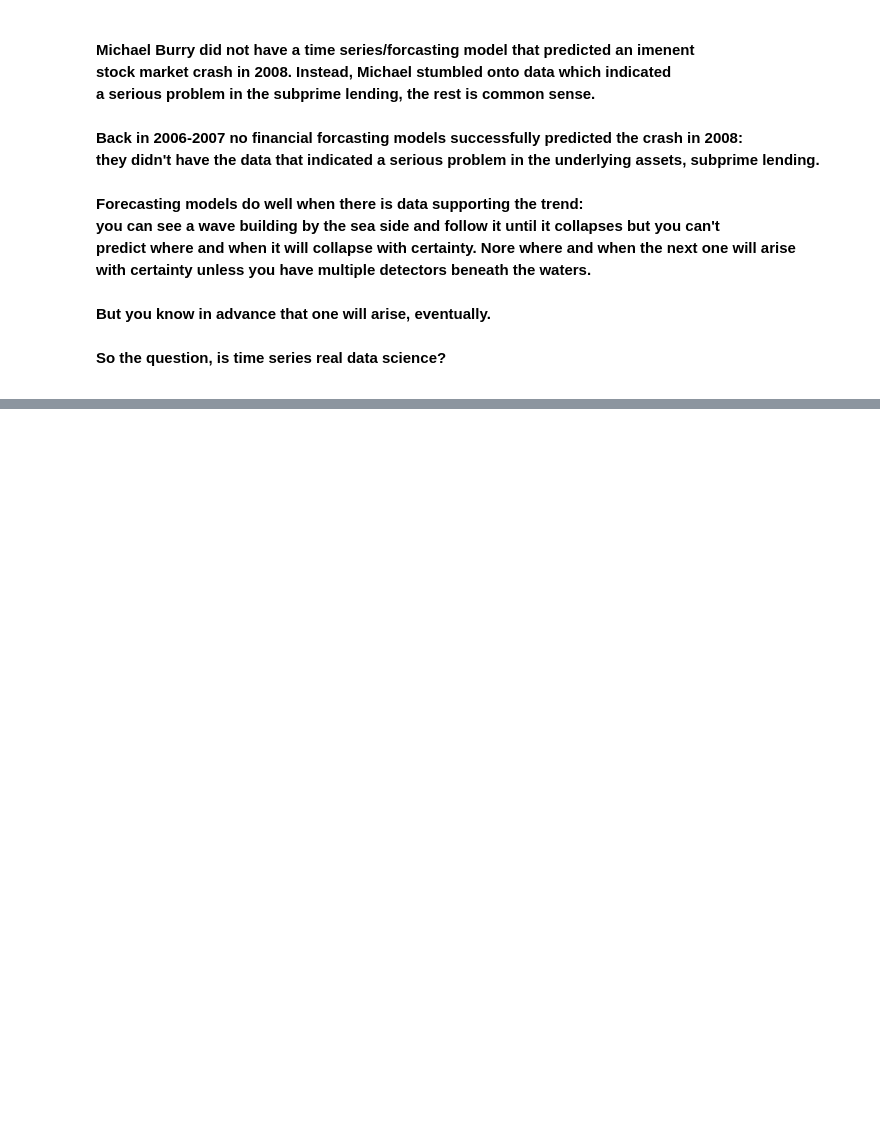
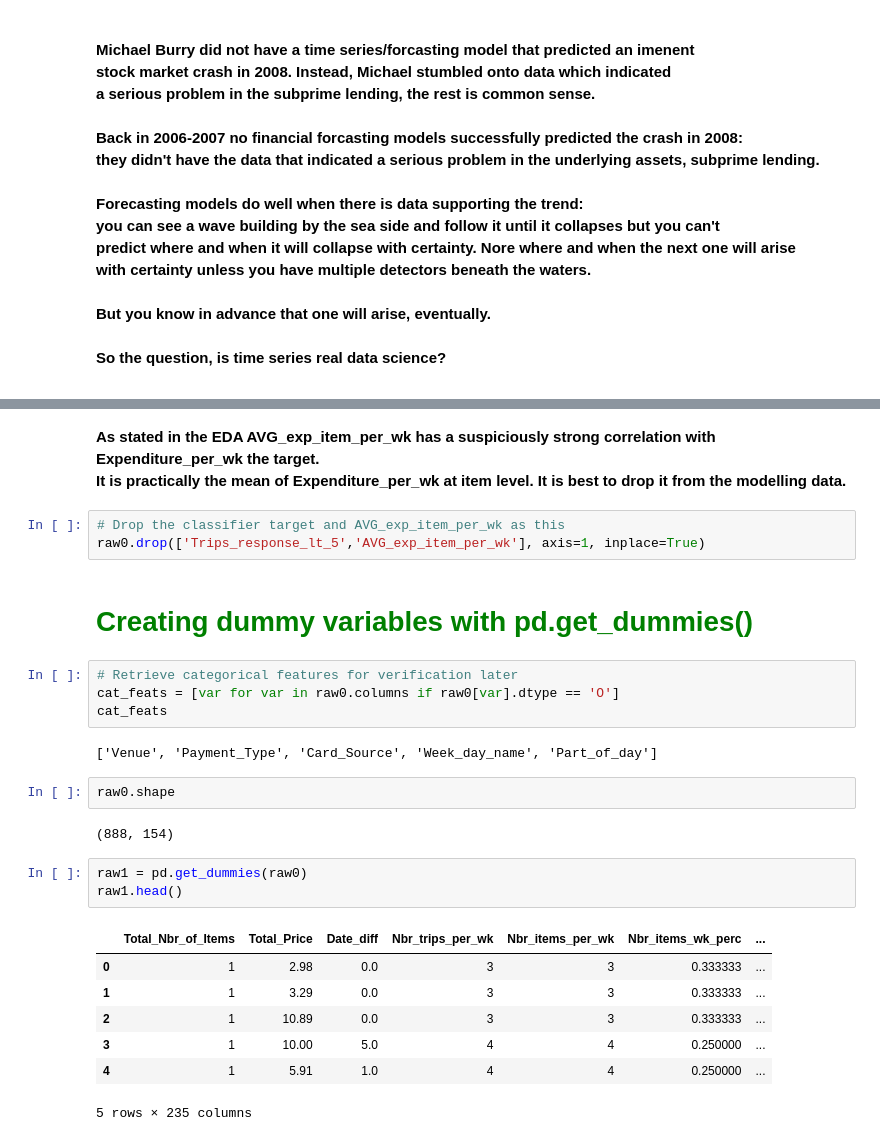
Before and after one commit to ManunEbo/Home-Shopping-ML, a Jupyter notebook: 4. Feature engineering/Regressor feature engineering.ipynb, the cells around one changed output, grey strips where cells are left out. Drawn from its saved outputs; the diff is of its cells as text; blank space fills up the shorter version.

```diff
--- a/4. Feature engineering/Regressor feature engineering.ipynb
+++ b/4. Feature engineering/Regressor feature engineering.ipynb
@@ -38,0 +95,30 @@ So the question, is time series real data science?</strong><br>
+# %% [markdown]
+<p><b>
+As stated in the EDA AVG_exp_item_per_wk has a suspiciously strong correlation with Expenditure_per_wk the target.<br>It is practically the mean of Expenditure_per_wk at item level. It is best to drop it from the modelling data.
+</b></p>
+# %%
+# Drop the classifier target and AVG_exp_item_per_wk as this
+raw0.drop(['Trips_response_lt_5','AVG_exp_item_per_wk'], axis=1, inplace=True)
+# %% [markdown]
+<h1 style="color: green">Creating dummy variables with pd.get_dummies()</h1>
+# %%
+# Retrieve categorical features for verification later
+cat_feats = [var for var in raw0.columns if raw0[var].dtype == 'O']
+cat_feats
+# %% [output]
+['Venue', 'Payment_Type', 'Card_Source', 'Week_day_name', 'Part_of_day']
+# %%
+raw0.shape
+# %% [output]
+(888, 154)
+# %%
+raw1 = pd.get_dummies(raw0)
+raw1.head()
+# %% [output]
+|  | Total_Nbr_of_Items | Total_Price | Date_diff | Nbr_trips_per_wk | Nbr_items_per_wk | Nbr_items_wk_perc | ... |
+| 0 | 1 | 2.98 | 0.0 | 3 | 3 | 0.333333 | ... |
+| 1 | 1 | 3.29 | 0.0 | 3 | 3 | 0.333333 | ... |
+| 2 | 1 | 10.89 | 0.0 | 3 | 3 | 0.333333 | ... |
+| 3 | 1 | 10.00 | 5.0 | 4 | 4 | 0.250000 | ... |
+| 4 | 1 | 5.91 | 1.0 | 4 | 4 | 0.250000 | ... |
+5 rows × 235 columns
```
Also changed, not shown: parts of 54 cells of this notebook, 3 other files.
